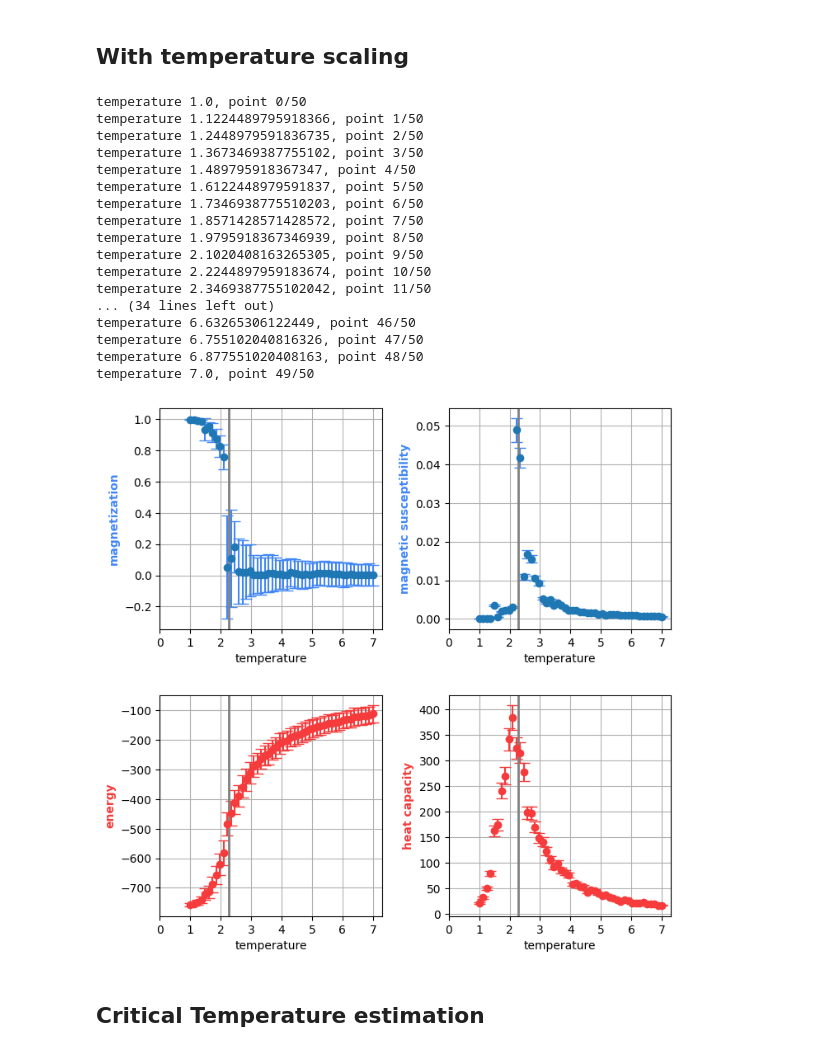
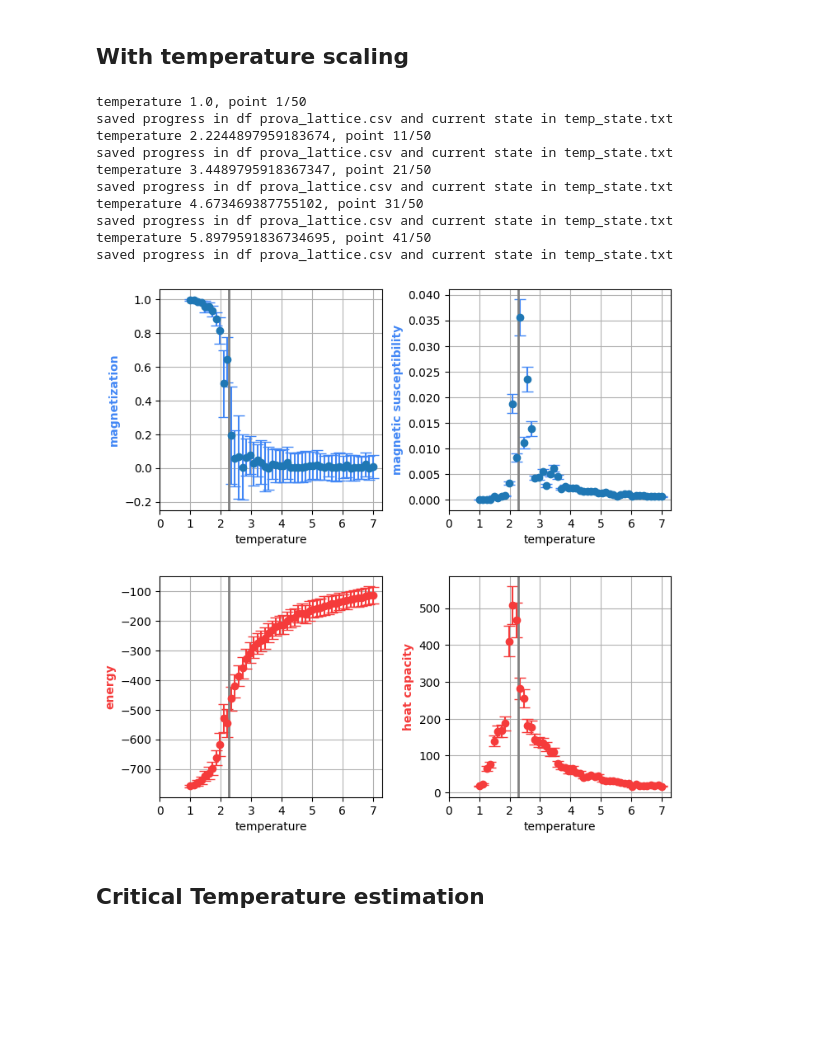
Before and after one commit to miriamzara/ComplexNet_project, a Jupyter notebook: project_01/2d_lattice_simulation.ipynb, the cells around one changed output. Saved outputs shown, nothing was run; the diff lists cells and outputs as text; code cells hidden in the pictures; blank space fills up the shorter version.

```diff
--- a/project_01/2d_lattice_simulation.ipynb
+++ b/project_01/2d_lattice_simulation.ipynb
@@ -127,30 +127,24 @@ a = get_dense_adj_matrix(G)
 T_i = 1
 T_f = 7
 t_points = 50
-df = simulate_ising(a, T_i, T_f, t_points=t_points, equilibration_steps=500, sweep_steps=500)
+simulate_ising(a, T_i, T_f, t_points=t_points, equilibration_steps=250, sweep_steps=200, filename= 'prova_lattice.csv')
 # %% [output]
-temperature 1.0, point 0/50
-temperature 1.1224489795918366, point 1/50
-temperature 1.2448979591836735, point 2/50
-temperature 1.3673469387755102, point 3/50
-temperature 1.489795918367347, point 4/50
-temperature 1.6122448979591837, point 5/50
-temperature 1.7346938775510203, point 6/50
-temperature 1.8571428571428572, point 7/50
-temperature 1.9795918367346939, point 8/50
-temperature 2.1020408163265305, point 9/50
-temperature 2.2244897959183674, point 10/50
-temperature 2.3469387755102042, point 11/50
-... (34 lines left out)
-temperature 6.63265306122449, point 46/50
-temperature 6.755102040816326, point 47/50
-temperature 6.877551020408163, point 48/50
-temperature 7.0, point 49/50
+temperature 1.0, point 1/50
+saved progress in df prova_lattice.csv and current state in temp_state.txt
+temperature 2.2244897959183674, point 11/50
+saved progress in df prova_lattice.csv and current state in temp_state.txt
+temperature 3.4489795918367347, point 21/50
+saved progress in df prova_lattice.csv and current state in temp_state.txt
+temperature 4.673469387755102, point 31/50
+saved progress in df prova_lattice.csv and current state in temp_state.txt
+temperature 5.8979591836734695, point 41/50
+saved progress in df prova_lattice.csv and current state in temp_state.txt
 # %%
-#df.to_csv("outputs_csv/2d_scaling.csv")
+#df.to_csv("outputs_csv/2d_scaling_prova.csv")
 J = 1.0
 theoretical_critical_temperature = J * ( 2 / np.log(1 + np.sqrt(2)) )
-df = pd.read_csv("outputs_csv/2d_scaling.csv")
+#df = pd.read_csv("outputs_csv/2d_scaling_prova.csv")
+df = pd.read_csv("prova_lattice.csv")
 fig, ((ax1, ax2), (ax3, ax4)) = plt.subplots(2,2, figsize = (8, 8))
 plt.subplots_adjust(wspace = 0.3, hspace = 0.3)
 
@@ -159,35 +153,35 @@ ax1.set_xlabel("temperature")
 ax1.set_xticks(np.arange(0, 8))
 ax1.set_xticklabels(np.arange(0, 8), fontsize = 10)
 ax1.axvline(x = theoretical_critical_temperature, color='grey', linestyle='-', linewidth=2)
 ax1.set_ylabel("magnetization", color = my_blue, fontweight='bold')
 ax1.grid()
 
 ax2.errorbar(df['temperature'], df['susceptibility'], yerr = df['std_susceptibility'], fmt='o', ecolor=my_blue, capsize=5)
 ax2.set_xlabel("temperature")
 ax2.set_xticks(np.arange(0, 8))
 ax2.set_xticklabels(np.arange(0, 8), fontsize = 10)
 ax2.axvline(x = theoretical_critical_temperature, color='grey', linestyle='-', linewidth=2)
 ax2.set_ylabel("magnetic susceptibility", color = my_blue, fontweight='bold')
 ax2.grid()
 
 ax3.errorbar(df['temperature'], df['energy'], yerr = df['std_energy'], fmt='o', color = my_red, ecolor=my_red, capsize=5)
 ax3.set_xlabel("temperature")
 ax3.set_xticks(np.arange(0, 8))
 ax3.set_xticklabels(np.arange(0, 8), fontsize = 10)
 ax3.axvline(x = theoretical_critical_temperature, color='grey', linestyle='-', linewidth=2)
 ax3.set_ylabel("energy", color = my_red, fontweight='bold')
 ax3.grid()
 
 ax4.errorbar(df['temperature'], df['heat'], yerr = df['std_heat'], fmt='o', color = my_red, ecolor= my_red, capsize=5)
 ax4.set_xlabel("temperature")
 ax4.set_xticks(np.arange(0, 8))
 ax4.set_xticklabels(np.arange(0, 8), fontsize = 10)
 ax4.axvline(x = theoretical_critical_temperature, color='grey', linestyle='-', linewidth=2)
 ax4.set_ylabel("heat capacity", color = my_red, fontweight='bold')
 ax4.grid()
-plt.savefig("figures/2d_scaling.pdf")
+#plt.savefig("figures/2d_scaling.pdf")
 # %% [output]
-[figure, old version]
+[figure, new version]
 # %% [markdown]
 ## Critical Temperature estimation
 # %%
```
Also changed, not shown: 20 other files.
